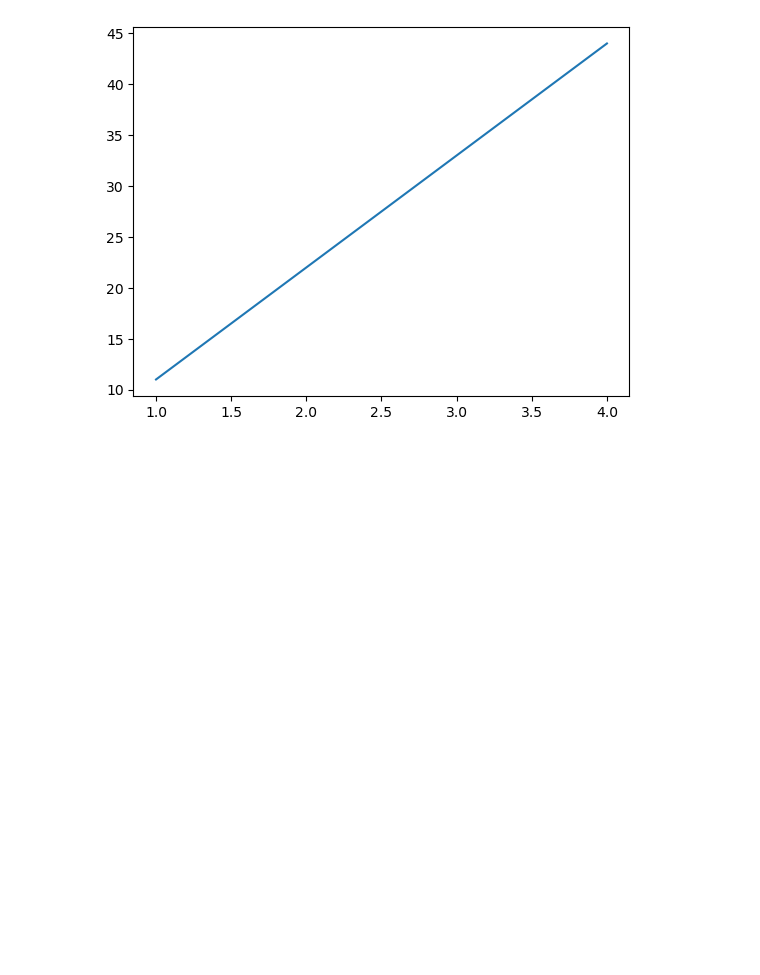
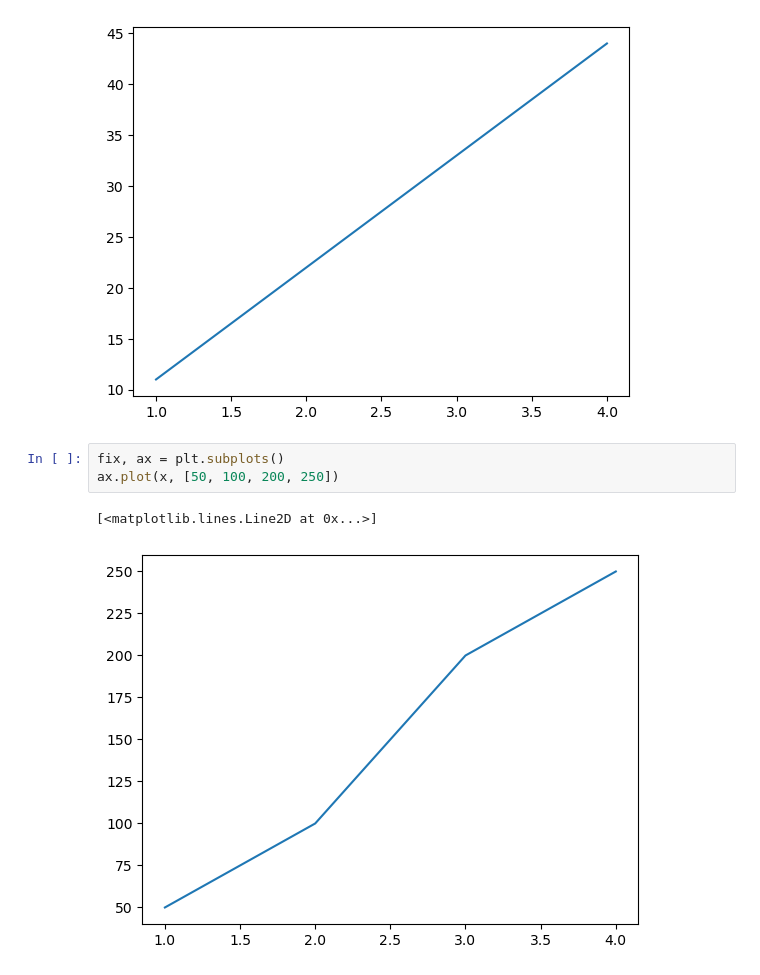
Before and after one commit to happsie/ml-course, a Jupyter notebook: matplotlib/introduction-to-matplotlib.ipynb, the cells around one changed output. Cells and saved outputs as stored; diff of their text form; blank space fills up the shorter version.

Commit message:
course continuation on matplotlib

```diff
--- a/matplotlib/introduction-to-matplotlib.ipynb
+++ b/matplotlib/introduction-to-matplotlib.ipynb
@@ -51,3 +51,9 @@ fig, ax = plt.subplots()
 ax.plot(x, y); # add some data
 # %% [output]
 [figure]
+# %%
+fix, ax = plt.subplots()
+ax.plot(x, [50, 100, 200, 250])
+# %% [output]
+[<matplotlib.lines.Line2D at 0x...>]
+[figure, added]
```
Also changed, not shown: parts of 36 cells of this notebook, 3 other files.
